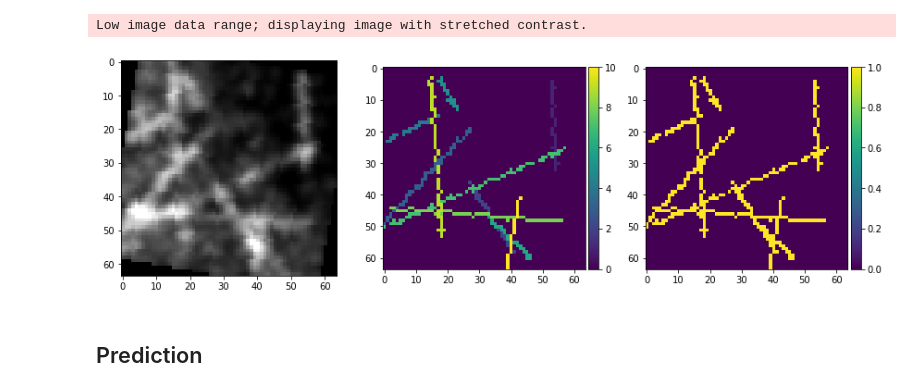
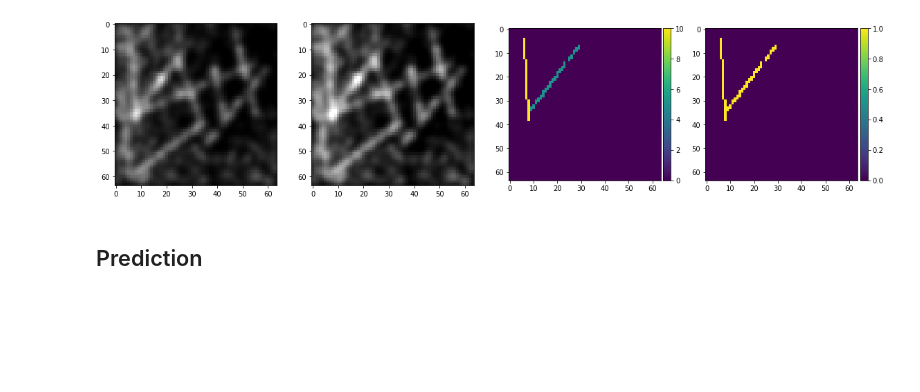
Before and after one commit to amedyukhina/trace-net, a Jupyter notebook: test_loading_and_prediction_segm.ipynb, the cells around one changed output. Drawn from its saved outputs; the diff is of its cells as text; code cells hidden in the pictures; blank space fills up the shorter version.

```diff
--- a/test_loading_and_prediction_segm.ipynb
+++ b/test_loading_and_prediction_segm.ipynb
@@ -16,19 +15,19 @@ maxsize = None
 
 train_dir = 'train'
 val_dir = 'val'
-bs = 2
-n_points = 2
+bs = 4
 # %%
 train_dl, val_dl = get_loaders(data_dir, train_dir=train_dir, val_dir=val_dir,
-                               batch_size=bs, maxsize=maxsize, dataset=FilamentSegmentation)
+                               train_transform=get_valid_transform_segm(),
+                               batch_size=bs, maxsize=maxsize, segm_only=True,
+                               instance_ratio=0.2, shuffle=False)
 # %%
-imgs, targets, labels, masks = next(iter(train_dl));
+imgs, imgs2, targets, labels, masks = next(iter(train_dl));
 # %%
-ind = 1
-show_imgs([imgs[ind][0], labels[ind], masks[ind]])
+ind = 0
+show_imgs([imgs[ind][0], imgs2[ind][0], labels[ind], masks[ind]])
 # %% [output]
-Low image data range; displaying image with stretched contrast.
-[figure, old version]
+[figure, new version]
 # %% [markdown]
 ## Prediction
 # %%
```
Also changed, not shown: parts of 1 cell of this notebook, 1 other file.
